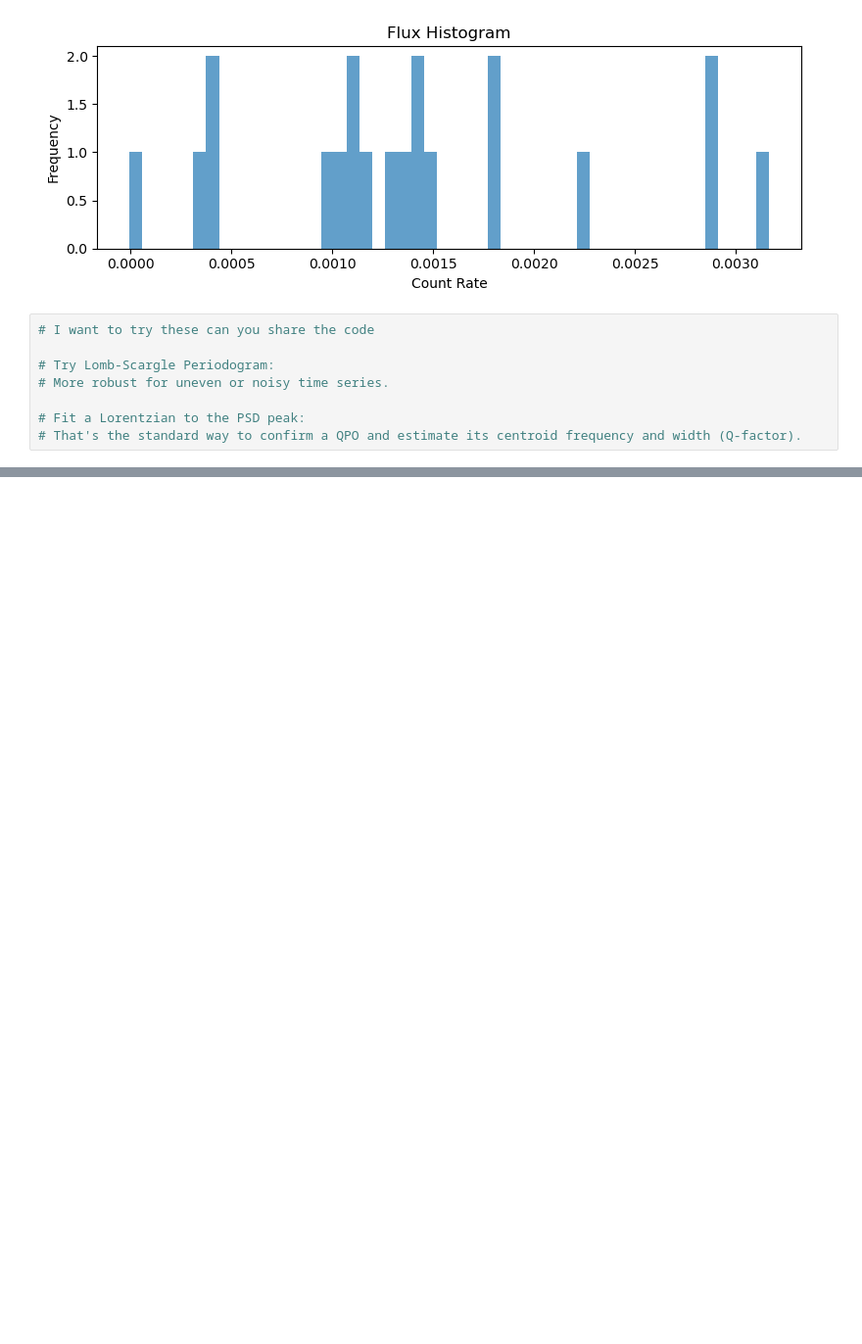
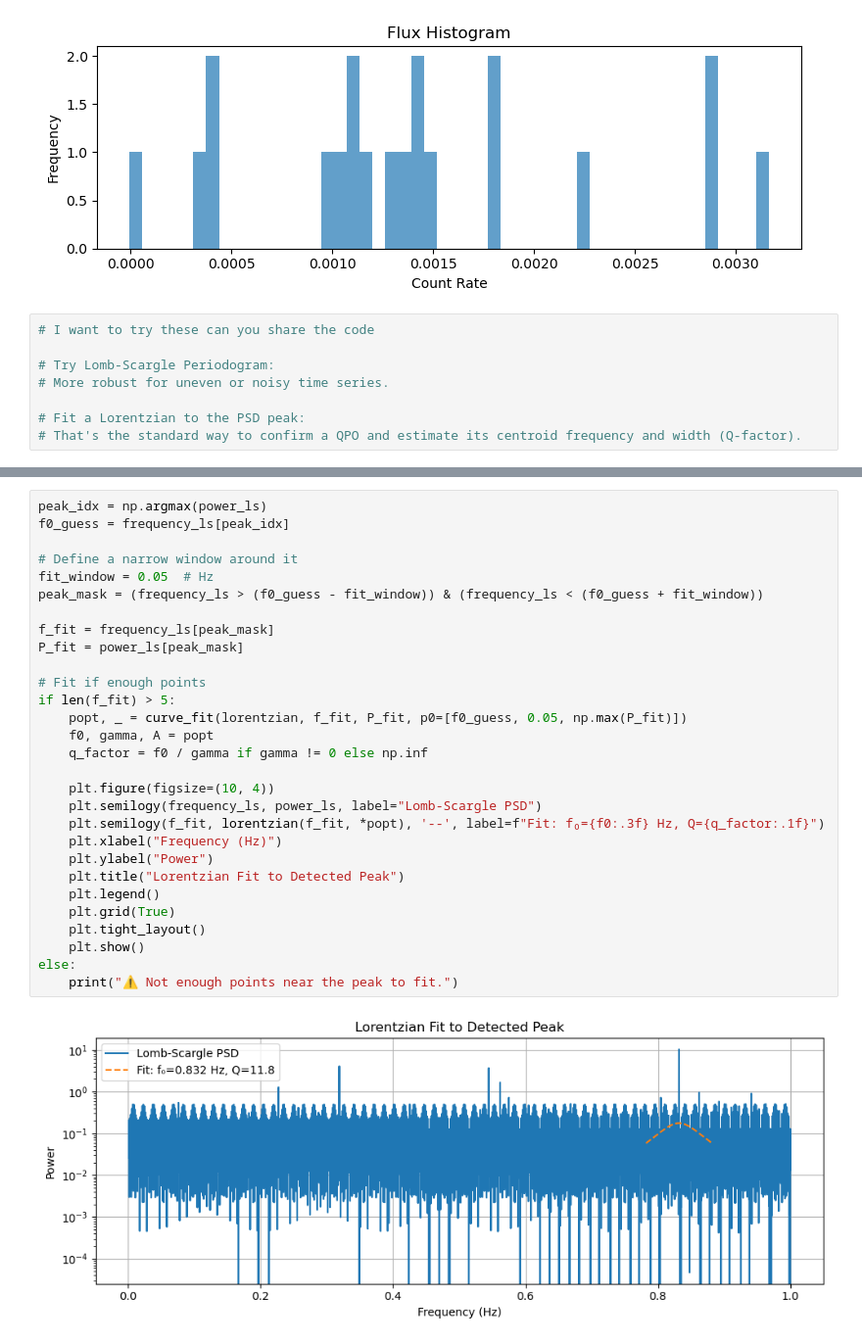
Before and after one commit to sravanth-space/ds_project, a Jupyter notebook: real_data.ipynb, the cells around one changed output, grey strips where cells are left out. Shown at 98% size. Cells and saved outputs as stored; diff of their text form; blank space fills up the shorter version.

```diff
--- a/real_data.ipynb
+++ b/real_data.ipynb
@@ -264,0 +320,31 @@ plt.show()
+# %%
+peak_idx = np.argmax(power_ls)
+f0_guess = frequency_ls[peak_idx]
+
+# Define a narrow window around it
+fit_window = 0.05  # Hz
+peak_mask = (frequency_ls > (f0_guess - fit_window)) & (frequency_ls < (f0_guess + fit_window))
+
+f_fit = frequency_ls[peak_mask]
+P_fit = power_ls[peak_mask]
+
+# Fit if enough points
+if len(f_fit) > 5:
+    popt, _ = curve_fit(lorentzian, f_fit, P_fit, p0=[f0_guess, 0.05, np.max(P_fit)])
+    f0, gamma, A = popt
+    q_factor = f0 / gamma if gamma != 0 else np.inf
+
+    plt.figure(figsize=(10, 4))
+    plt.semilogy(frequency_ls, power_ls, label="Lomb-Scargle PSD")
+    plt.semilogy(f_fit, lorentzian(f_fit, *popt), '--', label=f"Fit: f₀={f0:.3f} Hz, Q={q_factor:.1f}")
+    plt.xlabel("Frequency (Hz)")
+    plt.ylabel("Power")
+    plt.title("Lorentzian Fit to Detected Peak")
+    plt.legend()
+    plt.grid(True)
+    plt.tight_layout()
+    plt.show()
+else:
+    print("⚠️ Not enough points near the peak to fit.")
+# %% [output]
+[figure, added]
```
Also changed, not shown: parts of 4 cells of this notebook, 4 other files.
